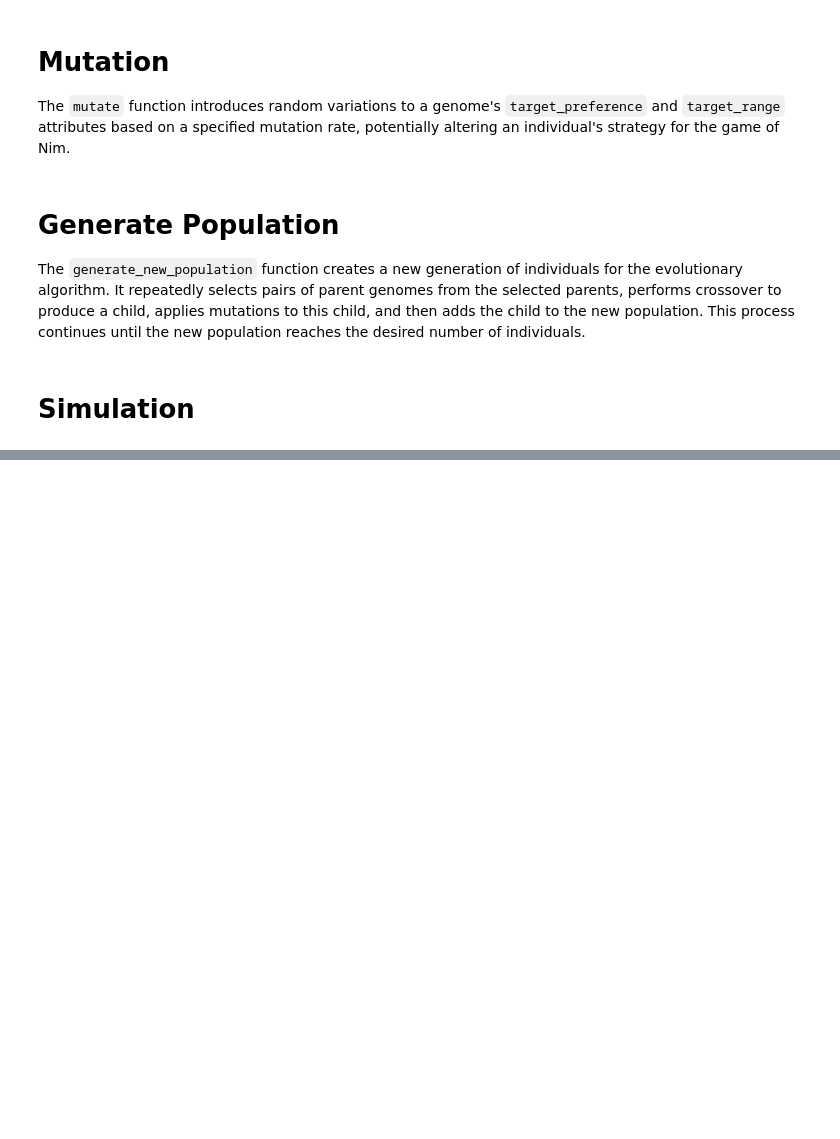
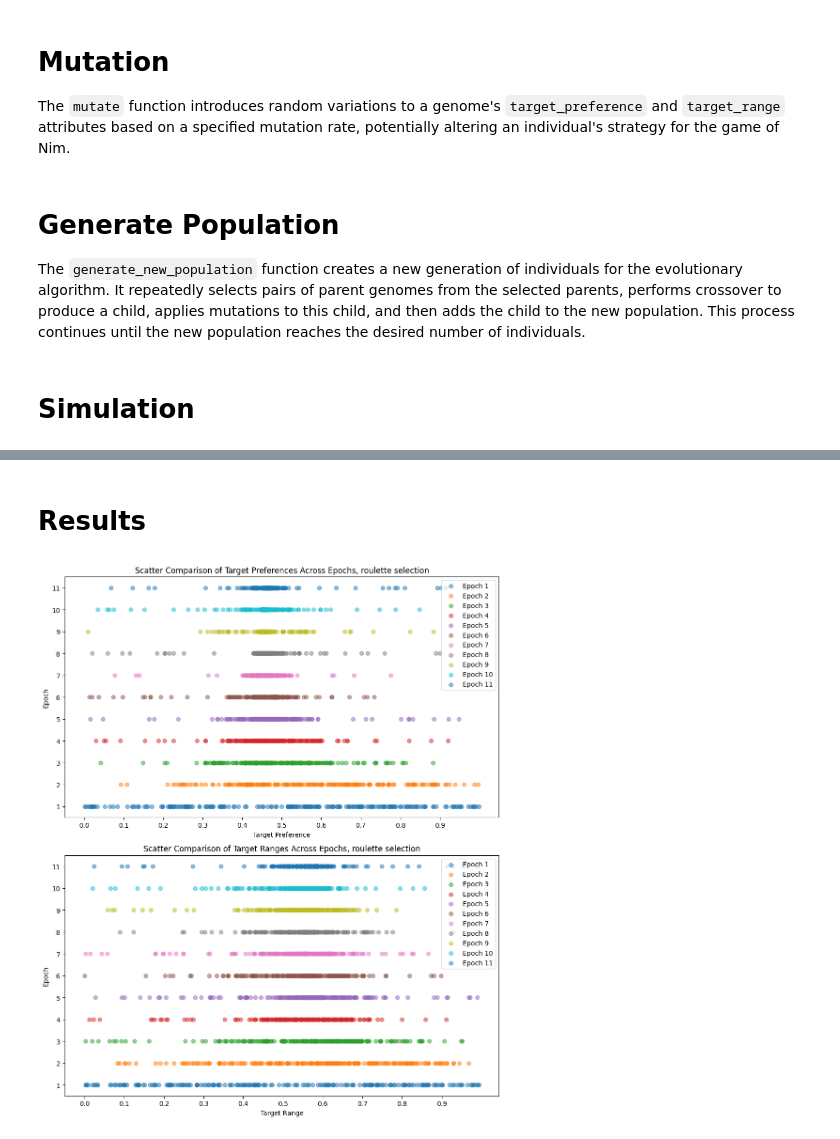
Before and after one commit to Aleedm/computational-intelligence, a Jupyter notebook: nim_game/lab2_nim.ipynb, the cells around one changed output, grey strips where cells are left out. Drawn from its saved outputs; the diff is of its cells as text; code cells hidden in the pictures; blank space fills up the shorter version.

```diff
--- a/nim_game/lab2_nim.ipynb
+++ b/nim_game/lab2_nim.ipynb
@@ -593,0 +324,43 @@ Frame 1 of 30: [[52.  1.  0.  0.  0.  0.  0.  0.  0.  0.  0.]
+# %%
+import matplotlib.pyplot as plt
+import numpy as np
+
+def plot_scatter_comparison(array, name = "tournament"):
+    # Assuming 'array' is of shape (n_epochs, n_individuals)
+    # and each element of 'array' is a dictionary containing 'target_preference' and 'target_range'
+
+    # Set up the figure and axes
+    fig, axes = plt.subplots(2, 1, figsize=(10, 12))
+
+    # Plot for target_preference
+    for epoch_index, epoch in enumerate(array):
+        preferences = [individual["target_preference"] for individual in epoch]
+        axes[0].scatter(preferences, [epoch_index + 1]*len(epoch), alpha=0.5, label=f'Epoch {epoch_index + 1}')
+
+    axes[0].set_title(f'Scatter Comparison of Target Preferences Across Epochs, {name} selection')
+    axes[0].set_xlabel('Target Preference')
+    axes[0].set_xticks(np.arange(0, 1, 0.1))
+    axes[0].set_ylabel('Epoch')
+    axes[0].set_yticks(np.arange(1, len(array) + 1))
+    axes[0].legend()
+
+    # Plot for target_range
+    for epoch_index, epoch in enumerate(array):
+        ranges = [individual["target_range"] for individual in epoch]
+        axes[1].scatter(ranges, [epoch_index + 1]*len(epoch), alpha=0.5, label=f'Epoch {epoch_index + 1}')
+
+    axes[1].set_title(f'Scatter Comparison of Target Ranges Across Epochs, {name} selection')
+    axes[1].set_xlabel('Target Range')
+    axes[1].set_xticks(np.arange(0, 1, 0.1))
+    axes[1].set_ylabel('Epoch')
+    axes[1].set_yticks(np.arange(1, len(array) + 1))
+    axes[1].legend()
+
+    # Adjust layout to prevent overlap
+    plt.tight_layout()
+
+    # Save the figure
+    plt.savefig(f'./scatter_{name}.png')
+
+    # Show the plots
+    plt.show()
@@ -593,0 +556,6 @@ Frame 1 of 30: [[52.  1.  0.  0.  0.  0.  0.  0.  0.  0.  0.]
+# %% [markdown]
+# Results
+# %%
+plot_scatter_comparison(pop_r, name = "roulette")
+# %% [output]
+[figure, added]
```
Also changed, not shown: parts of 40 cells of this notebook, 10 other files.
